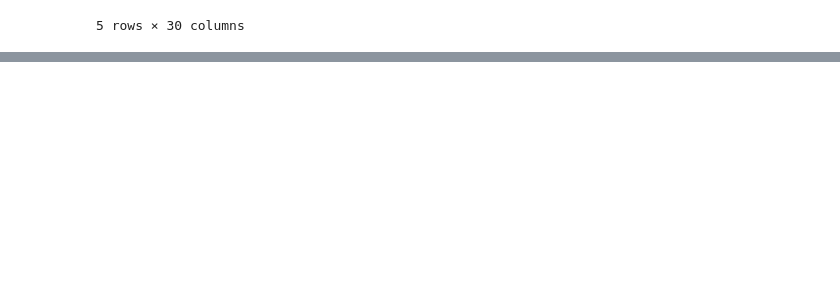
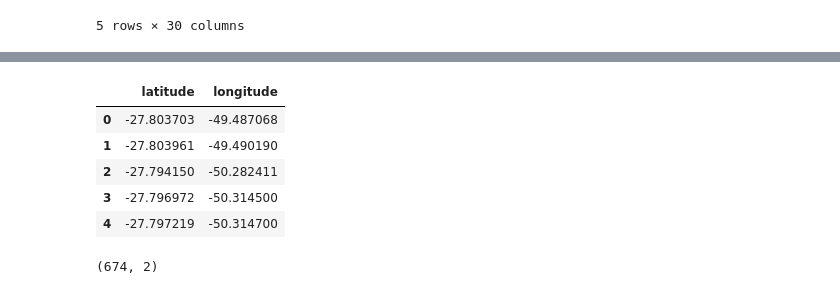
Before and after one commit to adrianop/dataScience, a Jupyter notebook: tratamento_local_radares.ipynb, the cells around one changed output, grey strips where cells are left out. Drawn from its saved outputs; the diff is of its cells as text; code cells hidden in the pictures; blank space fills up the shorter version.

```diff
--- a/tratamento_local_radares.ipynb
+++ b/tratamento_local_radares.ipynb
@@ -315,0 +341,38 @@ TemplateSyntaxError: expected token '(', got 'end of statement block'
+# %%
+%pip install geopandas
+import pandas as pd
+import geopandas as gpd
+from shapely.geometry import Point
+from sklearn.neighbors import NearestNeighbors
+
+def preparar_radares(df1, df2):
+    # Seleciona latitude e longitude apenas
+    df1 = df1[['latitude', 'longitude']].dropna()
+    df2 = df2[['latitude', 'longitude']].dropna()
+    return pd.concat([df1, df2], ignore_index=True)
+
+# Função principal para análise de proximidade
+def analisar_proximidade(df_acidentes, df_radares, raio_metros=1000):
+    # GeoDataFrames
+    gdf_acidentes = gpd.GeoDataFrame(df_acidentes,
+                                     geometry=gpd.points_from_xy(df_acidentes['longitude'], df_acidentes['latitude']),
+                                     crs="EPSG:4326")
+    gdf_radares = gpd.GeoDataFrame(df_radares,
+                                   geometry=gpd.points_from_xy(df_radares['longitude'], df_radares['latitude']),
+                                   crs="EPSG:4326")
+
+    # Converte para sistema métrico (SIRGAS 2000 / UTM zona 22S para sul do Brasil)
+    gdf_acidentes = gdf_acidentes.to_crs("EPSG:31982")
+    gdf_radares = gdf_radares.to_crs("EPSG:31982")
+
+    # Calcula distância até radar mais próximo
+    X = gdf_acidentes.geometry.apply(lambda p: (p.x, p.y)).tolist()
+    Y = gdf_radares.geometry.apply(lambda p: (p.x, p.y)).tolist()
+    nn = NearestNeighbors(n_neighbors=1).fit(Y)
+    dist, idx = nn.kneighbors(X)
+    gdf_acidentes["dist_radar_m"] = dist
+
+    # Filtra acidentes sem radar num raio específico
+    sem_radar = gdf_acidentes[gdf_acidentes["dist_radar_m"] > raio_metros]
+
+    return sem_radar, gdf_acidentes
@@ -315,0 +402,14 @@ TemplateSyntaxError: expected token '(', got 'end of statement block'
+# %%
+df_radares = preparar_radares(df_dnit, df_antt)
+df_radares.head()
+# %% [output]
+|  | latitude | longitude |
+| 0 | -27.803703 | -49.487068 |
+| 1 | -27.803961 | -49.490190 |
+| 2 | -27.794150 | -50.282411 |
+| 3 | -27.796972 | -50.314500 |
+| 4 | -27.797219 | -50.314700 |
+# %%
+df_radares.shape
+# %% [output]
+(674, 2)
```
Also changed, not shown: parts of 17 cells of this notebook, 4 other files.
